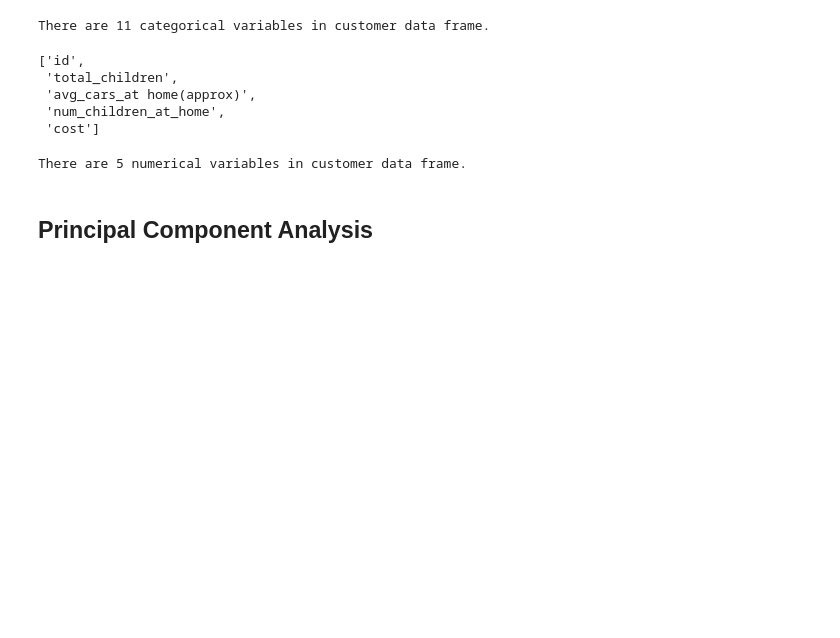
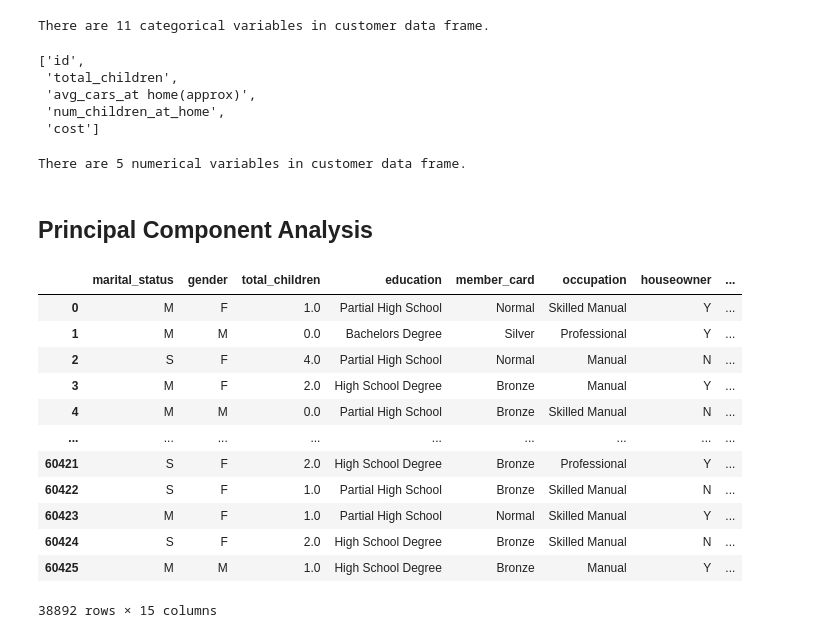
Before and after one commit to bpiffard/Capstone_Final_Group_Project, a Jupyter notebook: customer_PCA.ipynb, the cells around one changed output. Drawn from its saved outputs; the diff is of its cells as text; code cells hidden in the pictures; blank space fills up the shorter version.

Commit message:
Add customer_PCA

```diff
--- a/customer_PCA.ipynb
+++ b/customer_PCA.ipynb
@@ -115,3 +118,20 @@ print(f"There are {len(int_float)} numerical variables in customer data frame.")
 There are 5 numerical variables in customer data frame.
 # %% [markdown]
 ## Principal Component Analysis
+# %%
+df = customer_df.drop(labels='id', axis=1)
+df
+# %% [output]
+|  | marital_status | gender | total_children | education | member_card | occupation | houseowner | ... |
+| 0 | M | F | 1.0 | Partial High School | Normal | Skilled Manual | Y | ... |
+| 1 | M | M | 0.0 | Bachelors Degree | Silver | Professional | Y | ... |
+| 2 | S | F | 4.0 | Partial High School | Normal | Manual | N | ... |
+| 3 | M | F | 2.0 | High School Degree | Bronze | Manual | Y | ... |
+| 4 | M | M | 0.0 | Partial High School | Bronze | Skilled Manual | N | ... |
+| ... | ... | ... | ... | ... | ... | ... | ... | ... |
+| 60421 | S | F | 2.0 | High School Degree | Bronze | Professional | Y | ... |
+| 60422 | S | F | 1.0 | Partial High School | Bronze | Skilled Manual | N | ... |
+| 60423 | M | F | 1.0 | Partial High School | Normal | Skilled Manual | Y | ... |
+| 60424 | S | F | 2.0 | High School Degree | Bronze | Skilled Manual | N | ... |
+| 60425 | M | M | 1.0 | High School Degree | Bronze | Manual | Y | ... |
+38892 rows × 15 columns
```
Also changed, not shown: parts of 13 cells of this notebook.
